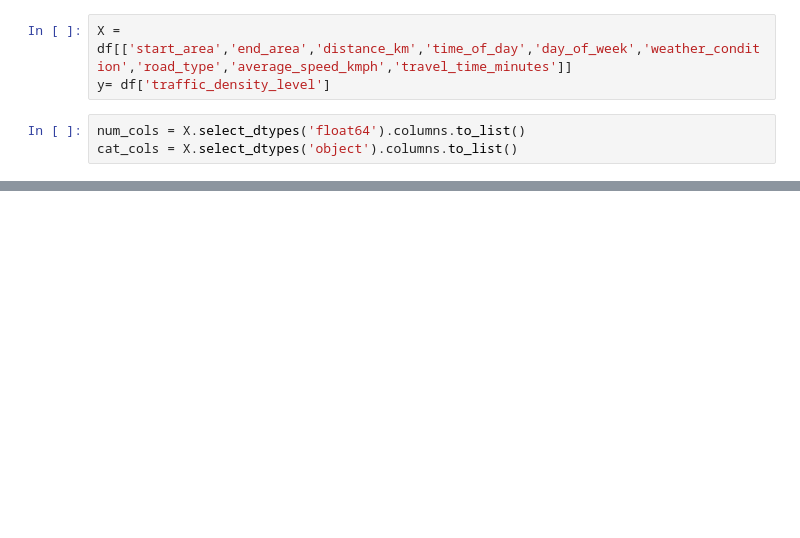
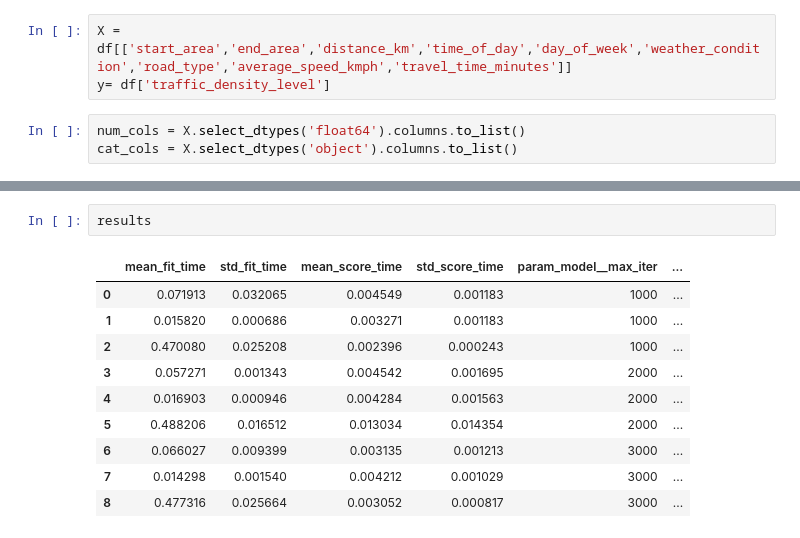
Before and after one commit to vaniarya/Smart_Traffic_Management_System, a Jupyter notebook: Project_notebook.ipynb, the cells around one changed output, grey strips where cells are left out. Saved outputs shown, nothing was run; the diff lists cells and outputs as text; blank space fills up the shorter version.

```diff
--- a/Project_notebook.ipynb
+++ b/Project_notebook.ipynb
@@ -147,0 +222,13 @@ preprocess = ColumnTransformer([
+# %%
+results
+# %% [output]
+|  | mean_fit_time | std_fit_time | mean_score_time | std_score_time | param_model__max_iter | ... |
+| 0 | 0.071913 | 0.032065 | 0.004549 | 0.001183 | 1000 | ... |
+| 1 | 0.015820 | 0.000686 | 0.003271 | 0.001183 | 1000 | ... |
+| 2 | 0.470080 | 0.025208 | 0.002396 | 0.000243 | 1000 | ... |
+| 3 | 0.057271 | 0.001343 | 0.004542 | 0.001695 | 2000 | ... |
+| 4 | 0.016903 | 0.000946 | 0.004284 | 0.001563 | 2000 | ... |
+| 5 | 0.488206 | 0.016512 | 0.013034 | 0.014354 | 2000 | ... |
+| 6 | 0.066027 | 0.009399 | 0.003135 | 0.001213 | 3000 | ... |
+| 7 | 0.014298 | 0.001540 | 0.004212 | 0.001029 | 3000 | ... |
+| 8 | 0.477316 | 0.025664 | 0.003052 | 0.000817 | 3000 | ... |
```
Also changed, not shown: parts of 15 cells of this notebook.
